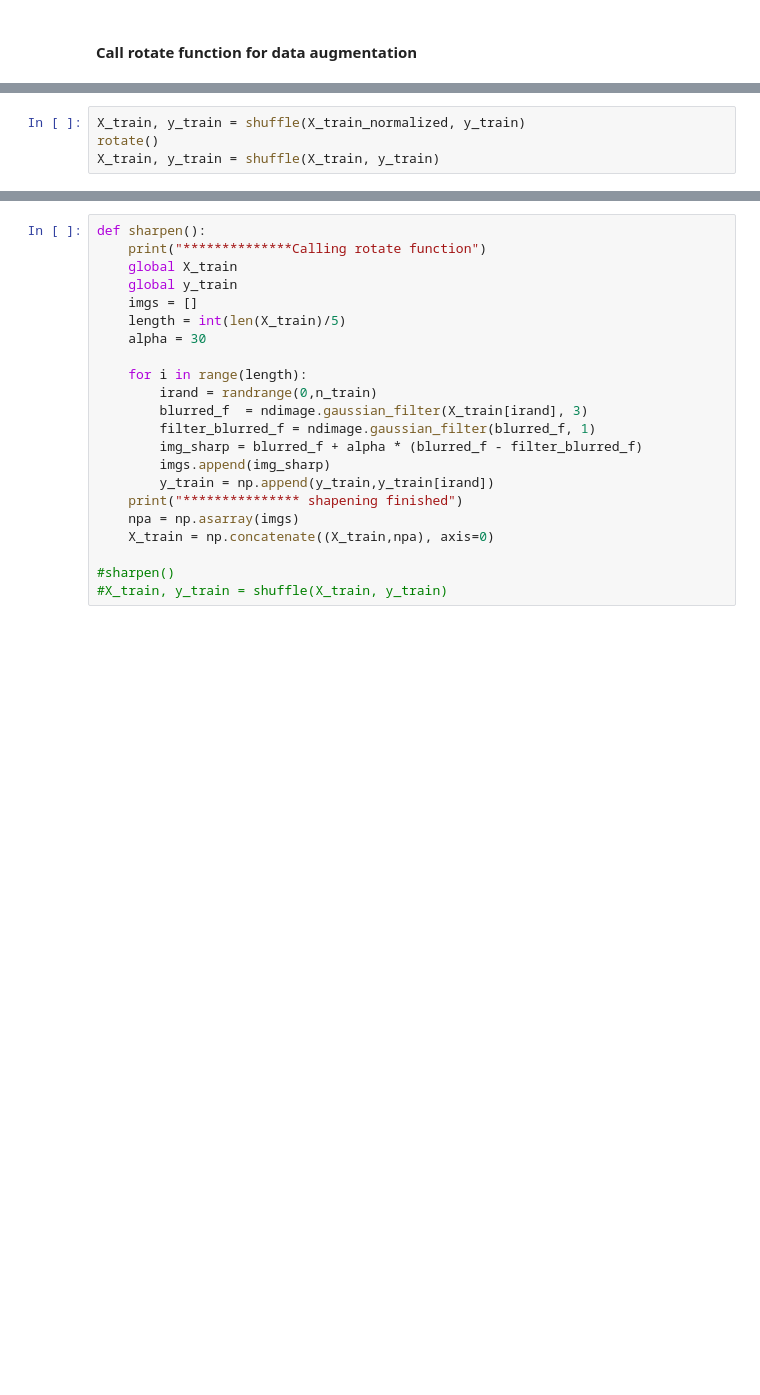
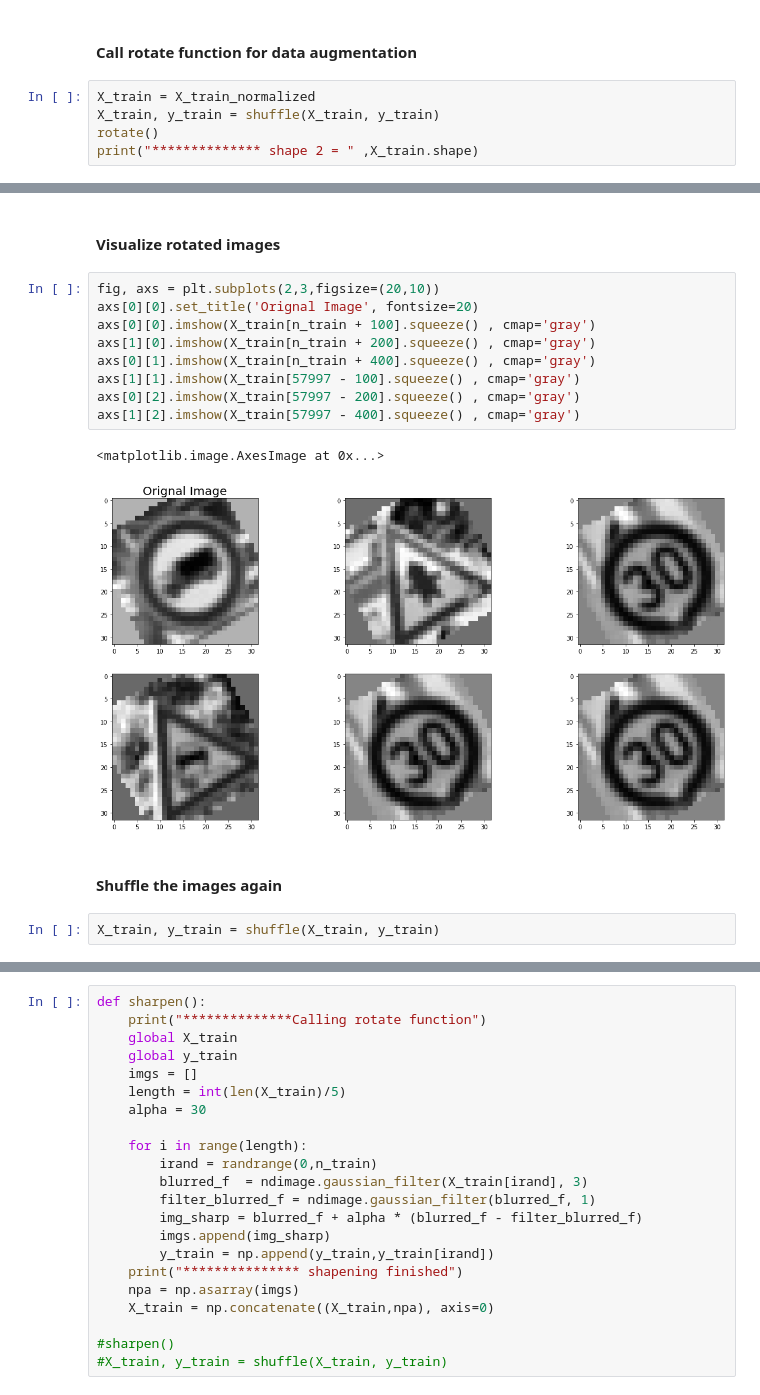
Before and after one commit to nikhilparla/traffic_sign_classifier, a Jupyter notebook: traffic_sign_classifier_project.ipynb, the cells around one changed output, grey strips where cells are left out. Drawn from its saved outputs; the diff is of its cells as text; blank space fills up the shorter version.

```diff
--- a/traffic_sign_classifier_project.ipynb
+++ b/traffic_sign_classifier_project.ipynb
@@ -143,3 +147,8 @@ def rotate():
     print("**************** -30 deg rotation finished")
 # %% [markdown]
 #### Call rotate function for data augmentation
+# %%
+X_train = X_train_normalized
+X_train, y_train = shuffle(X_train, y_train)
+rotate()
+print("************** shape 2 = " ,X_train.shape)
@@ -146,6 +164,20 @@ def rotate():
+# %% [markdown]
+#### Visualize rotated images
+# %%
+fig, axs = plt.subplots(2,3,figsize=(20,10))
+axs[0][0].set_title('Orignal Image', fontsize=20)
+axs[0][0].imshow(X_train[n_train + 100].squeeze() , cmap='gray')
+axs[1][0].imshow(X_train[n_train + 200].squeeze() , cmap='gray')
+axs[0][1].imshow(X_train[n_train + 400].squeeze() , cmap='gray')
+axs[1][1].imshow(X_train[57997 - 100].squeeze() , cmap='gray')
+axs[0][2].imshow(X_train[57997 - 200].squeeze() , cmap='gray')
+axs[1][2].imshow(X_train[57997 - 400].squeeze() , cmap='gray')
+# %% [output]
+<matplotlib.image.AxesImage at 0x...>
+[figure, added]
+# %% [markdown]
+#### Shuffle the images again
 # %%
-X_train, y_train = shuffle(X_train_normalized, y_train)
-rotate()
 X_train, y_train = shuffle(X_train, y_train)
 # %%
 def warp():
```
Also changed, not shown: parts of 11 cells of this notebook.
